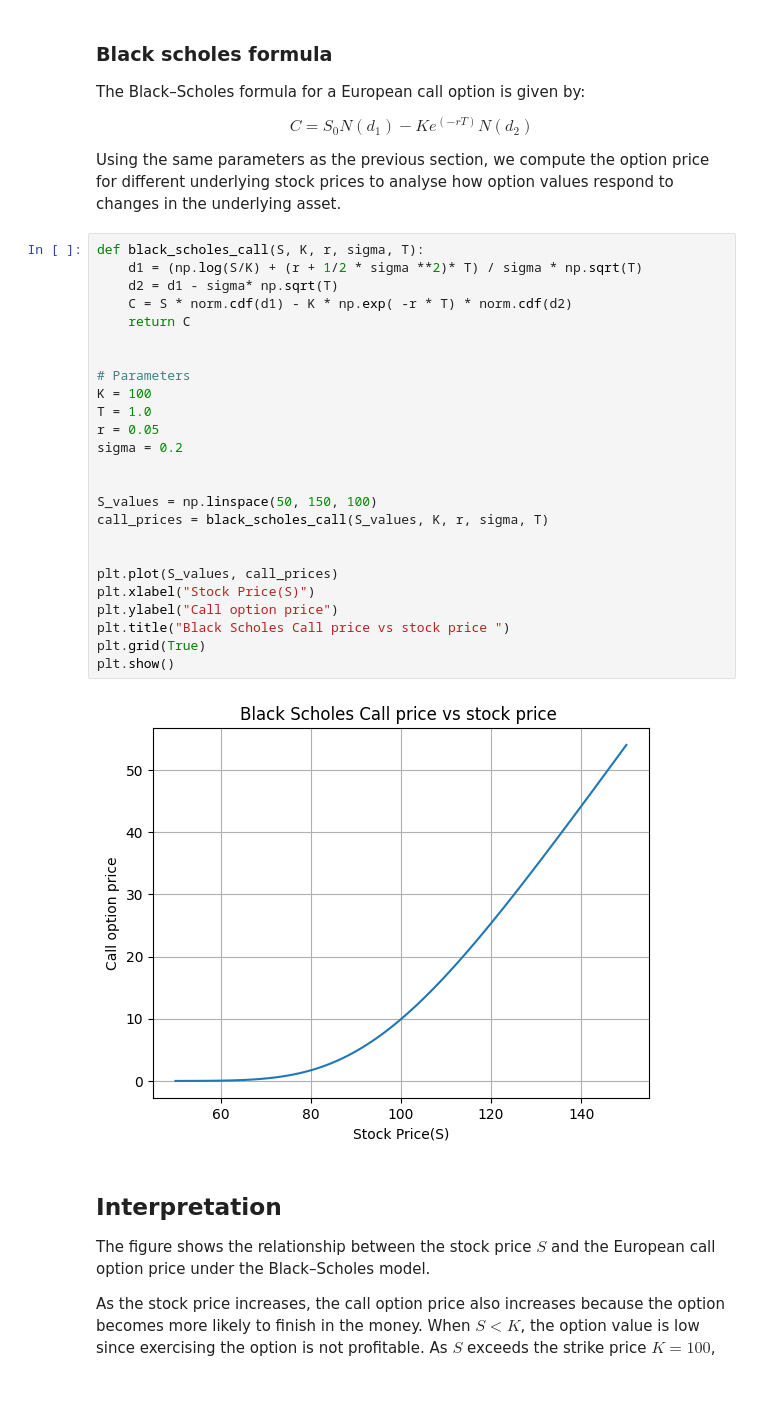
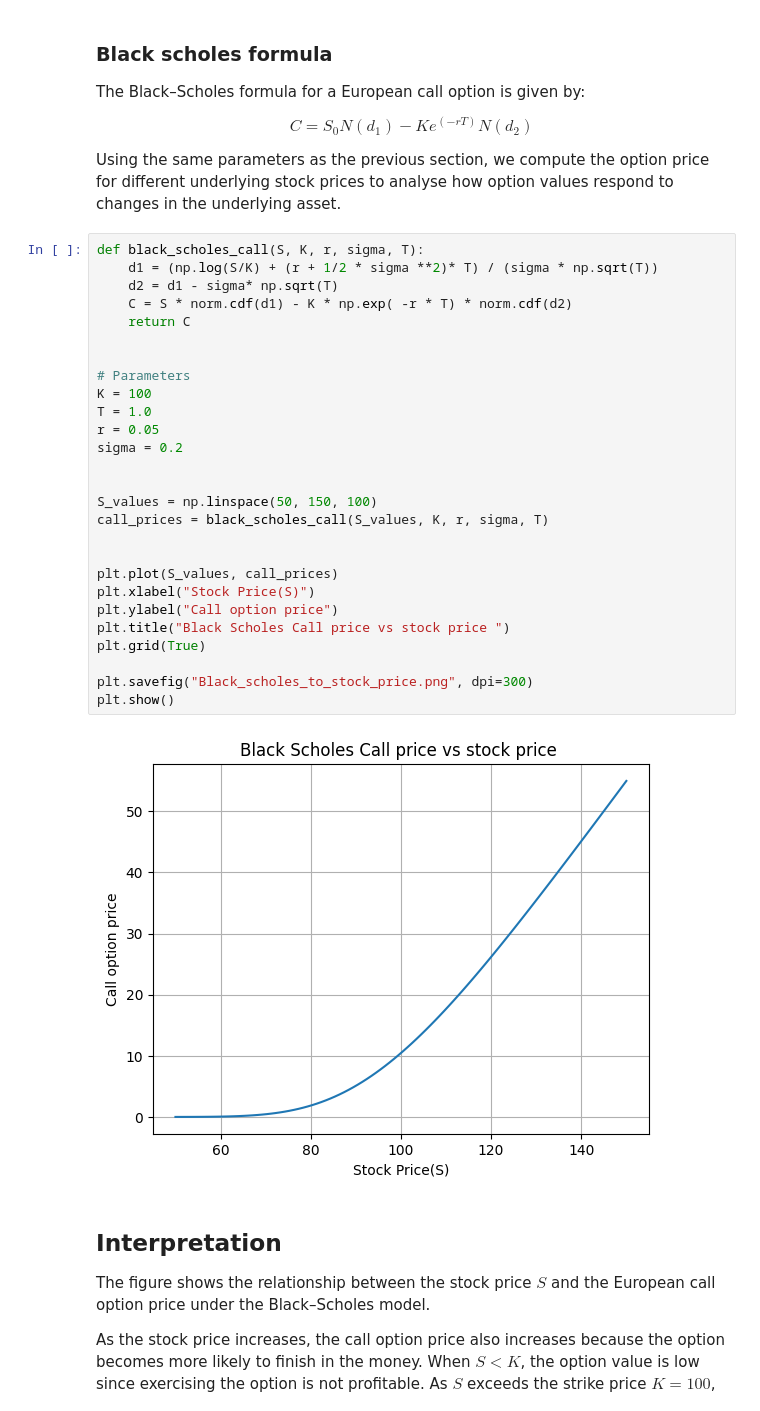
Before and after one commit to yumchak/European-Option-Pricing-Black-scholes-Monte-Carlo, a Jupyter notebook: analysis.ipynb, the cells around one changed output. Cells and saved outputs as stored; diff of their text form.

```diff
--- a/analysis.ipynb
+++ b/analysis.ipynb
@@ -156,31 +156,33 @@ Using the same parameters as the previous section, we compute the option price f
 changes in the underlying asset.
 # %%
 def black_scholes_call(S, K, r, sigma, T):
-    d1 = (np.log(S/K) + (r + 1/2 * sigma **2)* T) / sigma * np.sqrt(T)
+    d1 = (np.log(S/K) + (r + 1/2 * sigma **2)* T) / (sigma * np.sqrt(T))
     d2 = d1 - sigma* np.sqrt(T)
     C = S * norm.cdf(d1) - K * np.exp( -r * T) * norm.cdf(d2)
     return C
 
 
 # Parameters
 K = 100
 T = 1.0
 r = 0.05
 sigma = 0.2
 
 
 S_values = np.linspace(50, 150, 100)
 call_prices = black_scholes_call(S_values, K, r, sigma, T)
 
 
 plt.plot(S_values, call_prices)
 plt.xlabel("Stock Price(S)")
 plt.ylabel("Call option price")
 plt.title("Black Scholes Call price vs stock price ")
 plt.grid(True)
+
+plt.savefig("Black_scholes_to_stock_price.png", dpi=300)
 plt.show()
 # %% [output]
-[figure, old version]
+[figure, new version]
 # %% [markdown]
 ## Interpretation
 
```
Also changed, not shown: parts of 7 cells of this notebook.
